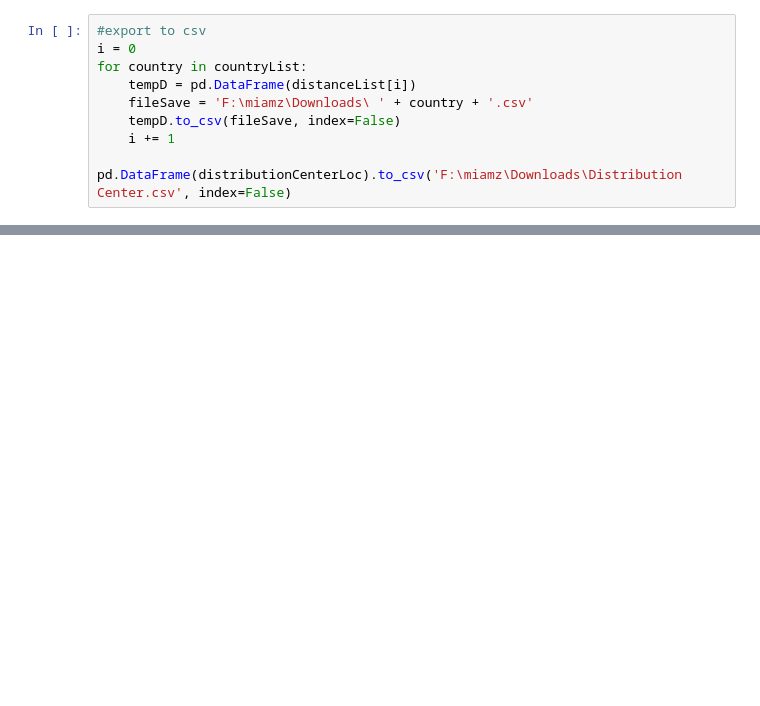
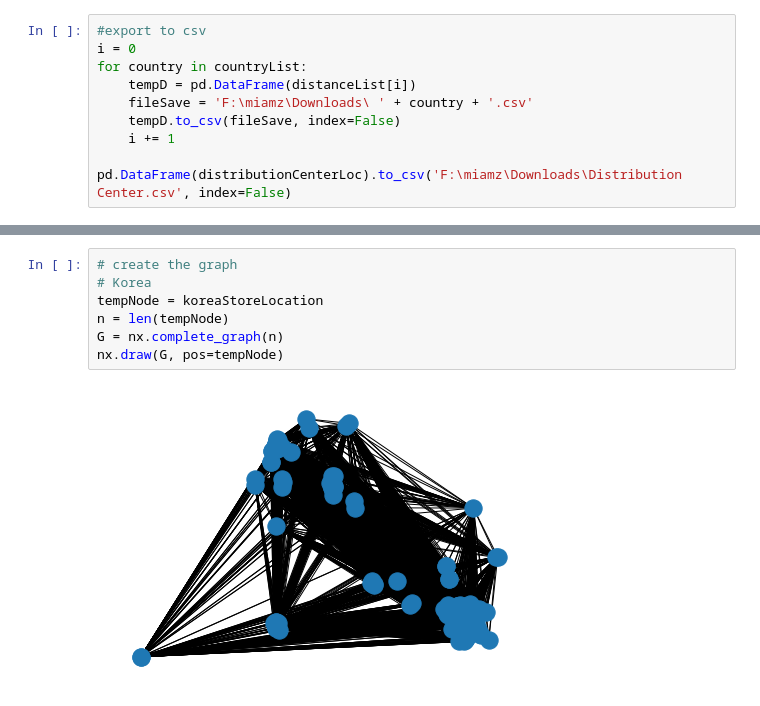
Before and after one commit to nurinarina/WIA2005-moonbucks, a Jupyter notebook: WIA2005Q2.ipynb, the cells around one changed output, grey strips where cells are left out. Saved outputs shown, nothing was run; the diff lists cells and outputs as text; blank space fills up the shorter version.

```diff
--- a/WIA2005Q2.ipynb
+++ b/WIA2005Q2.ipynb
@@ -152,3 +153,12 @@ gmap.draw("F:\miamz\Downloads\map\chinaMap.html")
 webbrowser.open_new_tab("F:\miamz\Downloads\map\chinaMap.html")
 # %% [output]
 True
+# %%
+# create the graph
+# Korea
+tempNode = koreaStoreLocation
+n = len(tempNode)
+G = nx.complete_graph(n)
+nx.draw(G, pos=tempNode)
+# %% [output]
+[figure, added]
```
Also changed, not shown: parts of 10 cells of this notebook.
